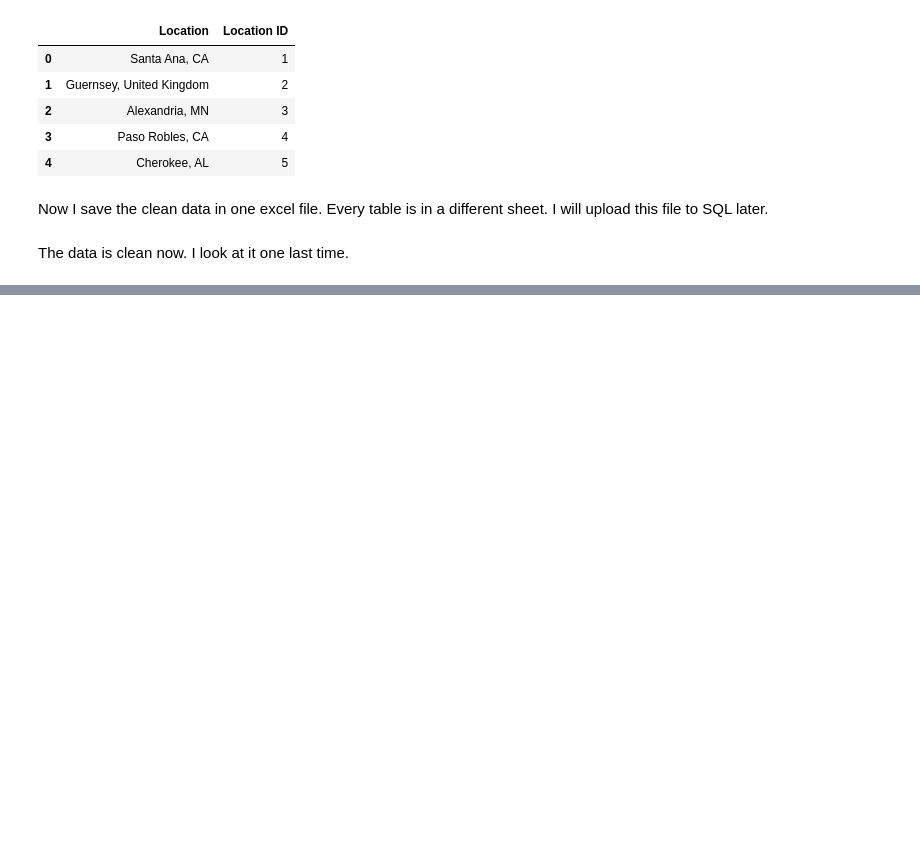
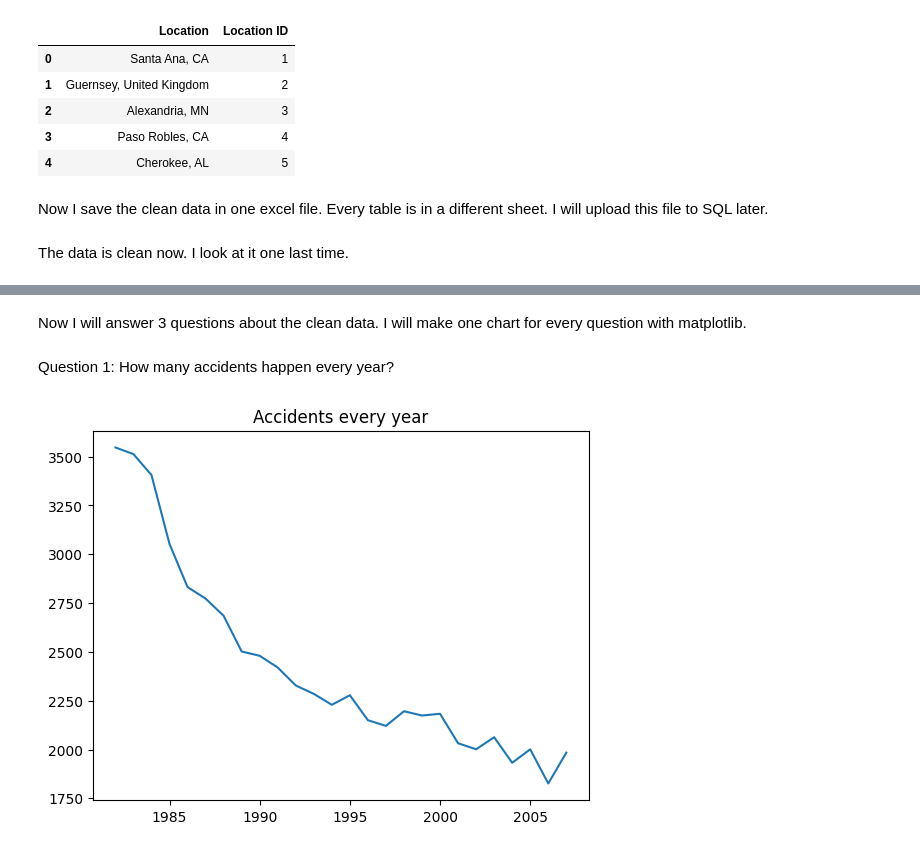
Before and after one commit to roaa26/Aviation_accidents, a Jupyter notebook: aviation accidents project.ipynb, the cells around one changed output, grey strips where cells are left out. Saved outputs shown, nothing was run; the diff lists cells and outputs as text; code cells hidden in the pictures; blank space fills up the shorter version.

Commit message:
Updated Step 1 (Python)
Add Matplotlib Library

```diff
--- a/aviation accidents project.ipynb
+++ b/aviation accidents project.ipynb
@@ -93,6 +93,7 @@ df['Model'] = df['Model'].str.strip()
 df['Amateur Built'] = df['Amateur Built'].str.strip()
 df['Number of Engines'] = df['Number of Engines'].str.strip()
 df['Engine Type'] = df['Engine Type'].str.strip()
+df['Purpose of Flight'] = df['Purpose of Flight'].str.strip()
 df['Weather Condition'] = df['Weather Condition'].str.strip()
 df['Broad Phase of Flight'] = df['Broad Phase of Flight'].str.strip()
 # %% [markdown]
@@ -107,6 +108,7 @@ df['Model'] = df['Model'].replace('', 'Unknown')
 df['Amateur Built'] = df['Amateur Built'].replace('', 'Unknown')
 df['Number of Engines'] = df['Number of Engines'].replace('', 'Unknown')
 df['Engine Type'] = df['Engine Type'].replace('', 'Unknown')
+df['Purpose of Flight'] = df['Purpose of Flight'].replace('', 'Unknown')
 df['Weather Condition'] = df['Weather Condition'].replace('', 'Unknown')
 df['Broad Phase of Flight'] = df['Broad Phase of Flight'].replace('', 'Unknown')
 # %% [markdown]
@@ -135,0 +142,3 @@ df['Month'] = df['Event Date'].dt.month
+# %%
+df = df[df['Year'] >= 1982]
+df.shape
@@ -135,0 +151,4 @@ df['Month'] = df['Event Date'].dt.month
+# %%
+print(df['Event Id'].duplicated().sum())
+df = df.drop_duplicates(subset=['Event Id'])
+df.shape
@@ -195,0 +218,3 @@ df.head()
+# %% [markdown]
+Now I will answer 3 questions about the clean data.
+I will make one chart for every question with matplotlib.
@@ -195,0 +223,10 @@ df.head()
+# %% [markdown]
+Question 1: How many accidents happen every year?
+# %%
+counts = df['Year'].value_counts().sort_index()
+
+plt.plot(counts.index, counts.values)
+plt.title('Accidents every year')
+plt.show()
+# %% [output]
+[figure, added]
```
Also changed, not shown: parts of 15 cells of this notebook, 1 other file.
